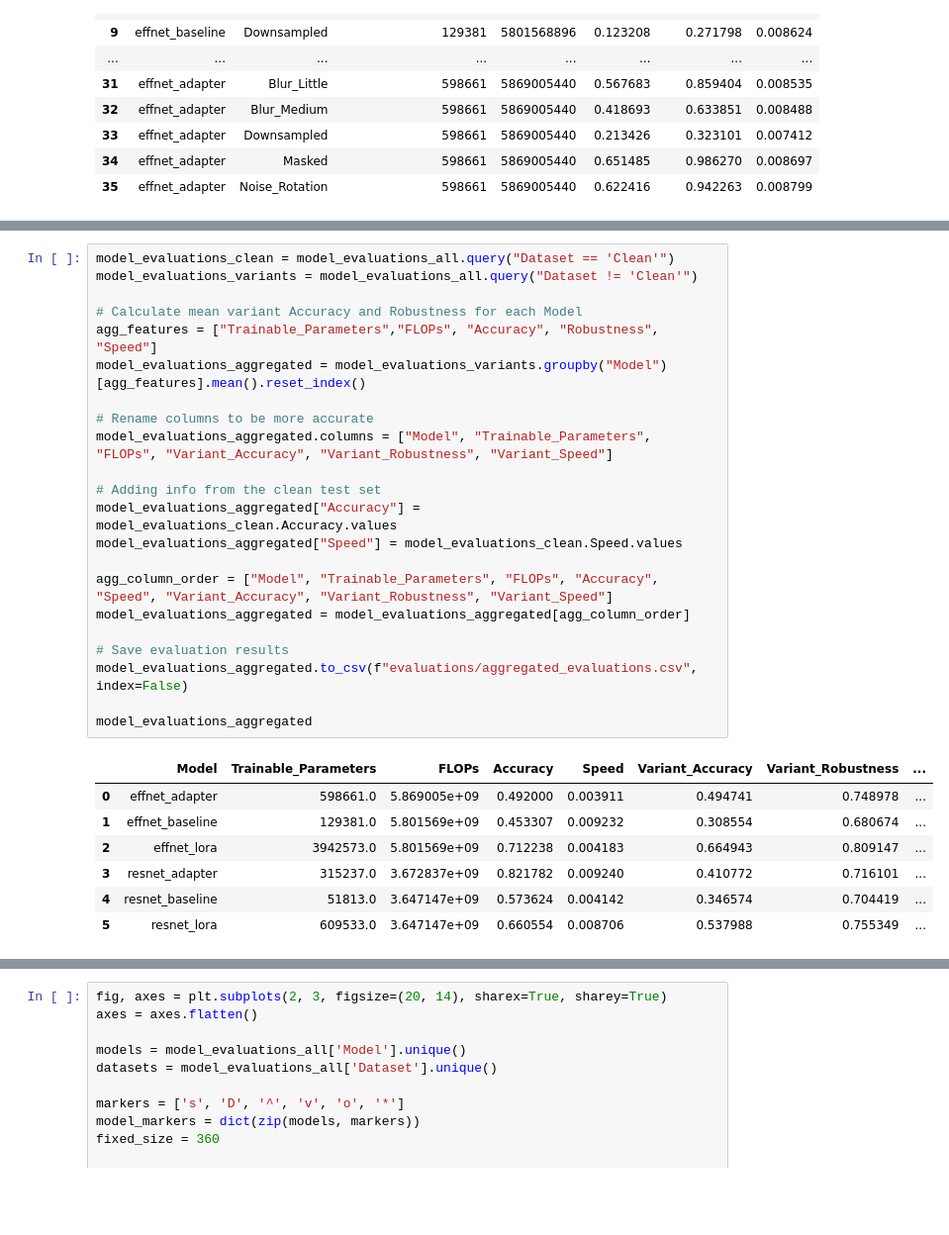
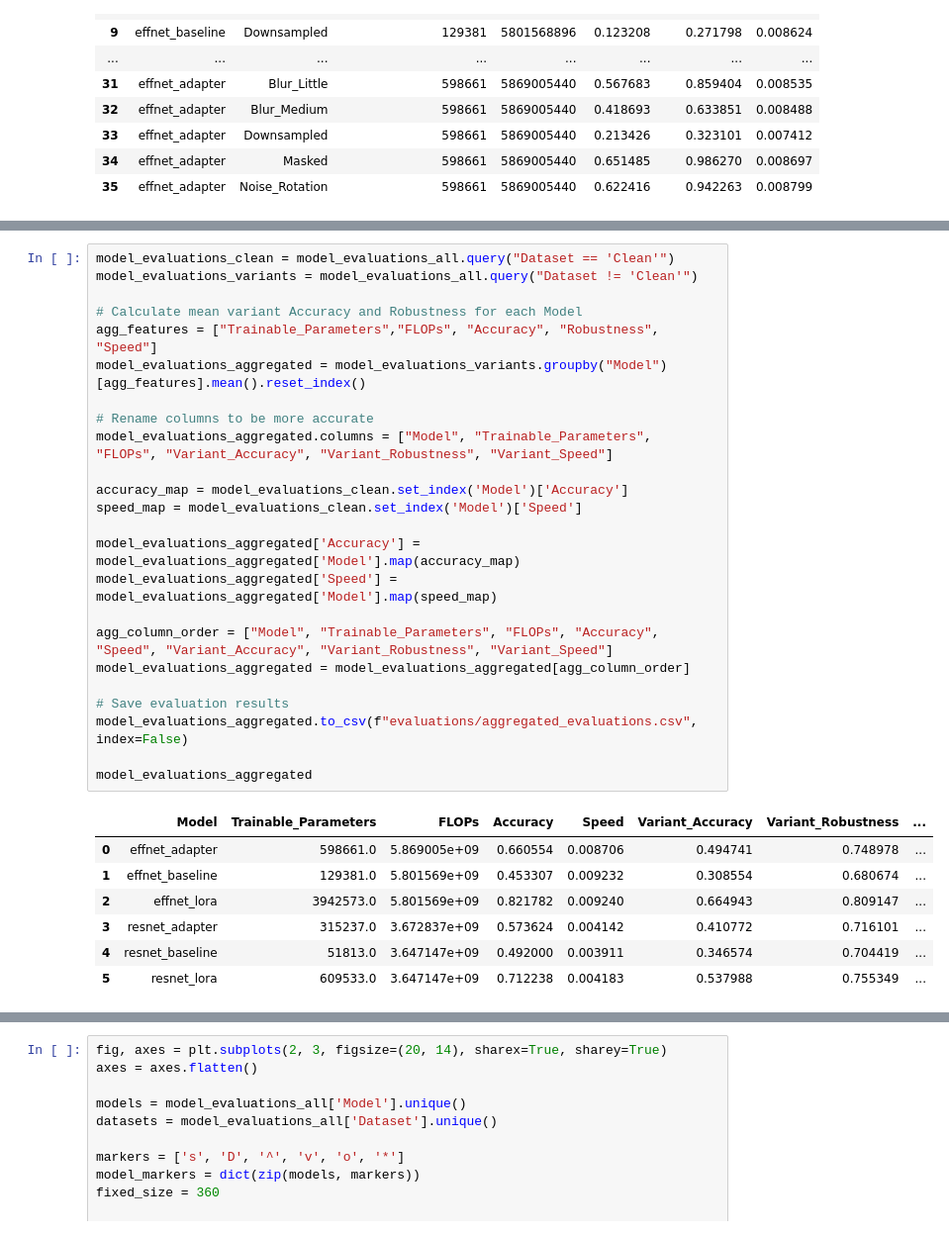
Before and after one commit to jgbreault/MealReveal, a Jupyter notebook: analysis.ipynb, the cells around one changed output, grey strips where cells are left out. Shown at 99% size. Drawn from its saved outputs; the diff is of its cells as text; blank space fills up the shorter version.

```diff
--- a/analysis.ipynb
+++ b/analysis.ipynb
@@ -697,33 +717,35 @@ model_evaluations_all
 # %%
 model_evaluations_clean = model_evaluations_all.query("Dataset == 'Clean'")
 model_evaluations_variants = model_evaluations_all.query("Dataset != 'Clean'")
 
 # Calculate mean variant Accuracy and Robustness for each Model
 agg_features = ["Trainable_Parameters","FLOPs", "Accuracy", "Robustness", "Speed"]
 model_evaluations_aggregated = model_evaluations_variants.groupby("Model")[agg_features].mean().reset_index()
 
 # Rename columns to be more accurate
 model_evaluations_aggregated.columns = ["Model", "Trainable_Parameters", "FLOPs", "Variant_Accuracy", "Variant_Robustness", "Variant_Speed"]
 
-# Adding info from the clean test set
-model_evaluations_aggregated["Accuracy"] = model_evaluations_clean.Accuracy.values
-model_evaluations_aggregated["Speed"] = model_evaluations_clean.Speed.values
+accuracy_map = model_evaluations_clean.set_index('Model')['Accuracy']
+speed_map = model_evaluations_clean.set_index('Model')['Speed']
+
+model_evaluations_aggregated['Accuracy'] = model_evaluations_aggregated['Model'].map(accuracy_map)
+model_evaluations_aggregated['Speed'] = model_evaluations_aggregated['Model'].map(speed_map)
 
 agg_column_order = ["Model", "Trainable_Parameters", "FLOPs", "Accuracy", "Speed", "Variant_Accuracy", "Variant_Robustness", "Variant_Speed"]
 model_evaluations_aggregated = model_evaluations_aggregated[agg_column_order]
 
 # Save evaluation results
 model_evaluations_aggregated.to_csv(f"evaluations/aggregated_evaluations.csv", index=False)
 
 model_evaluations_aggregated
 # %% [output]
 |  | Model | Trainable_Parameters | FLOPs | Accuracy | Speed | Variant_Accuracy | Variant_Robustness | ... |
-| 0 | effnet_adapter | 598661.0 | 5.869005e+09 | 0.492000 | 0.003911 | 0.494741 | 0.748978 | ... |
+| 0 | effnet_adapter | 598661.0 | 5.869005e+09 | 0.660554 | 0.008706 | 0.494741 | 0.748978 | ... |
 | 1 | effnet_baseline | 129381.0 | 5.801569e+09 | 0.453307 | 0.009232 | 0.308554 | 0.680674 | ... |
-| 2 | effnet_lora | 3942573.0 | 5.801569e+09 | 0.712238 | 0.004183 | 0.664943 | 0.809147 | ... |
-| 3 | resnet_adapter | 315237.0 | 3.672837e+09 | 0.821782 | 0.009240 | 0.410772 | 0.716101 | ... |
-| 4 | resnet_baseline | 51813.0 | 3.647147e+09 | 0.573624 | 0.004142 | 0.346574 | 0.704419 | ... |
-| 5 | resnet_lora | 609533.0 | 3.647147e+09 | 0.660554 | 0.008706 | 0.537988 | 0.755349 | ... |
+| 2 | effnet_lora | 3942573.0 | 5.801569e+09 | 0.821782 | 0.009240 | 0.664943 | 0.809147 | ... |
+| 3 | resnet_adapter | 315237.0 | 3.672837e+09 | 0.573624 | 0.004142 | 0.410772 | 0.716101 | ... |
+| 4 | resnet_baseline | 51813.0 | 3.647147e+09 | 0.492000 | 0.003911 | 0.346574 | 0.704419 | ... |
+| 5 | resnet_lora | 609533.0 | 3.647147e+09 | 0.712238 | 0.004183 | 0.537988 | 0.755349 | ... |
 # %%
 import matplotlib.pyplot as plt
 
```
Also changed, not shown: parts of 4 cells of this notebook, 3 other files.
